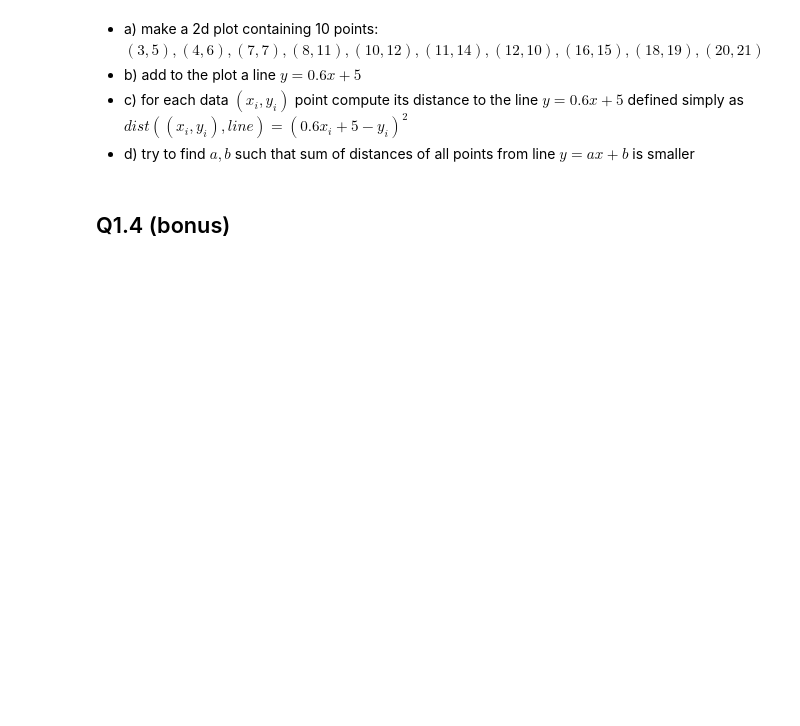
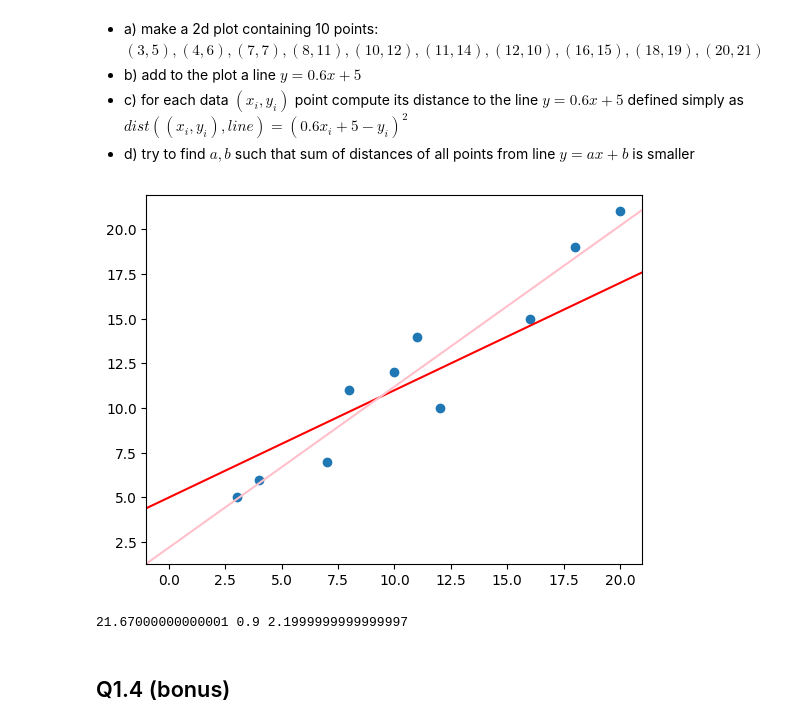
Before and after one commit to gmaad/MetodyKlasRed, a Jupyter notebook: List_nr_1.ipynb, the cells around one changed output. Drawn from its saved outputs; the diff is of its cells as text; code cells hidden in the pictures; blank space fills up the shorter version.

```diff
--- a/List_nr_1.ipynb
+++ b/List_nr_1.ipynb
@@ -89,6 +179,35 @@ import matplotlib.pyplot as plt
 * b) add to the plot a line $y=0.6x+5$
 * c) for each data $(x_i,y_i)$ point compute its distance to the line $y=0.6x+5$ defined simply as $dist((x_i,y_i), line)=(0.6x_i+5 - y_i)^2$
 * d) try to  find $a,b$ such that sum of distances of all points from line $y=ax+b$ is smaller
+# %%
+def distance(x,y,a,b):
+  return sum([(a*x[i] + b - y[i])**2 for i in range(0, len(x))])
+
+x = [3,4,7,8,10,11,12,16,18,20]
+y = [5,6,7,11,12,14,10,15,19,21]
+
+plt.scatter(x,y)
+plt.axline(xy1 = (0,5), slope = 0.6, color = 'red')
+plt.axline(xy1 = (0,2.199), slope = 0.9, color = 'pink')
+plt.show()
+
+dist_org = [(0.6*x[i] + 5 - y[i])**2 for i in range(0, len(x))]
+
+a = [0.6+i*0.1 for i in range(-101,101)]
+b = [5+i*0.1 for i in range(-101,101)]
+indexes = (0,0)
+min_dist = sum(dist_org)
+for i in range(0, len(a)):
+  for j in range(0, len(b)):
+    d = distance(x,y,a[i], b[j])
+    if d < min_dist:
+      min_dist = d
+      indexes = i,j
+
+print(min_dist, a[indexes[0]], b[indexes[1]])
+# %% [output]
+[figure, added]
+21.67000000000001 0.9 2.1999999999999997
 # %% [markdown]
 ## Q1.4 (bonus)
 # %% [markdown]
```
Also changed, not shown: parts of 6 cells of this notebook.
